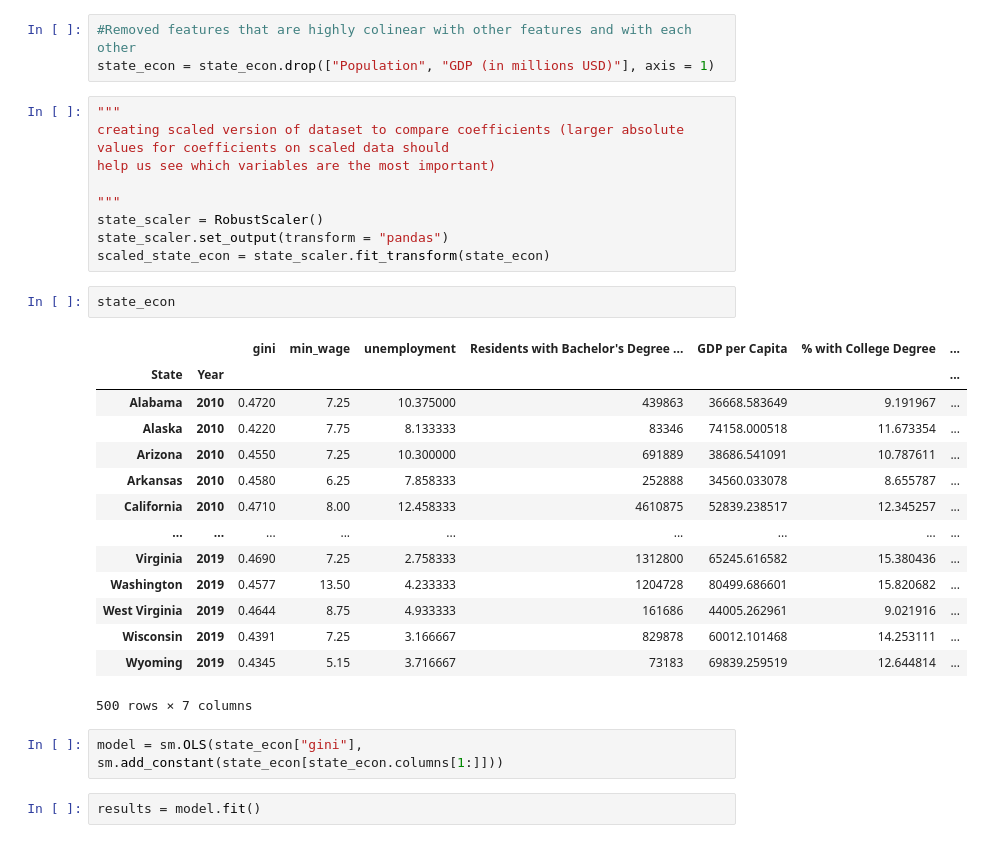
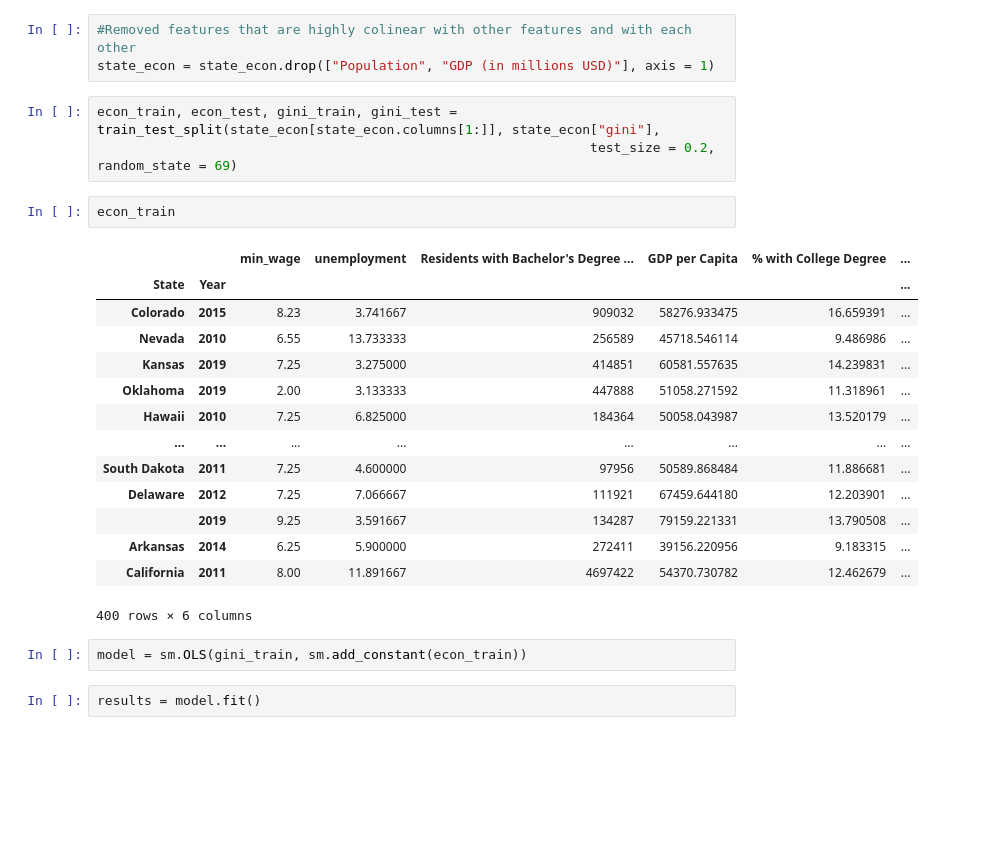
Before and after one commit to harshil0217/CMSE_Min_Wage_Project, a Jupyter notebook: Regression/State_Regression.ipynb, the cells around one changed output. Cells and saved outputs as stored; diff of their text form; blank space fills up the shorter version.

Commit message:
added test-train to regression

```diff
--- a/Regression/State_Regression.ipynb
+++ b/Regression/State_Regression.ipynb
@@ -65,33 +68,27 @@ corr_coef
 #Removed features that are highly colinear with other features and with each other
 state_econ = state_econ.drop(["Population", "GDP (in millions USD)"], axis = 1)
 # %%
-"""
-creating scaled version of dataset to compare coefficients (larger absolute values for coefficients on scaled data should
-help us see which variables are the most important)
-
-"""
-state_scaler = RobustScaler()
-state_scaler.set_output(transform = "pandas")
-scaled_state_econ = state_scaler.fit_transform(state_econ)
+econ_train, econ_test, gini_train, gini_test = train_test_split(state_econ[state_econ.columns[1:]], state_econ["gini"],
+                                                               test_size = 0.2, random_state = 69)
 # %%
-state_econ
+econ_train
 # %% [output]
-|  |  | gini | min_wage | unemployment | Residents with Bachelor's Degree ... | GDP per Capita | % with College Degree | ... |
-| State | Year |  |  |  |  |  |  | ... |
-| Alabama | 2010 | 0.4720 | 7.25 | 10.375000 | 439863 | 36668.583649 | 9.191967 | ... |
-| Alaska | 2010 | 0.4220 | 7.75 | 8.133333 | 83346 | 74158.000518 | 11.673354 | ... |
-| Arizona | 2010 | 0.4550 | 7.25 | 10.300000 | 691889 | 38686.541091 | 10.787611 | ... |
-| Arkansas | 2010 | 0.4580 | 6.25 | 7.858333 | 252888 | 34560.033078 | 8.655787 | ... |
-| California | 2010 | 0.4710 | 8.00 | 12.458333 | 4610875 | 52839.238517 | 12.345257 | ... |
-| ... | ... | ... | ... | ... | ... | ... | ... | ... |
-| Virginia | 2019 | 0.4690 | 7.25 | 2.758333 | 1312800 | 65245.616582 | 15.380436 | ... |
-| Washington | 2019 | 0.4577 | 13.50 | 4.233333 | 1204728 | 80499.686601 | 15.820682 | ... |
-| West Virginia | 2019 | 0.4644 | 8.75 | 4.933333 | 161686 | 44005.262961 | 9.021916 | ... |
-| Wisconsin | 2019 | 0.4391 | 7.25 | 3.166667 | 829878 | 60012.101468 | 14.253111 | ... |
-| Wyoming | 2019 | 0.4345 | 5.15 | 3.716667 | 73183 | 69839.259519 | 12.644814 | ... |
+|  |  | min_wage | unemployment | Residents with Bachelor's Degree ... | GDP per Capita | % with College Degree | ... |
+| State | Year |  |  |  |  |  | ... |
+| Colorado | 2015 | 8.23 | 3.741667 | 909032 | 58276.933475 | 16.659391 | ... |
+| Nevada | 2010 | 6.55 | 13.733333 | 256589 | 45718.546114 | 9.486986 | ... |
+| Kansas | 2019 | 7.25 | 3.275000 | 414851 | 60581.557635 | 14.239831 | ... |
+| Oklahoma | 2019 | 2.00 | 3.133333 | 447888 | 51058.271592 | 11.318961 | ... |
+| Hawaii | 2010 | 7.25 | 6.825000 | 184364 | 50058.043987 | 13.520179 | ... |
+| ... | ... | ... | ... | ... | ... | ... | ... |
+| South Dakota | 2011 | 7.25 | 4.600000 | 97956 | 50589.868484 | 11.886681 | ... |
+| Delaware | 2012 | 7.25 | 7.066667 | 111921 | 67459.644180 | 12.203901 | ... |
+|  | 2019 | 9.25 | 3.591667 | 134287 | 79159.221331 | 13.790508 | ... |
+| Arkansas | 2014 | 6.25 | 5.900000 | 272411 | 39156.220956 | 9.183315 | ... |
+| California | 2011 | 8.00 | 11.891667 | 4697422 | 54370.730782 | 12.462679 | ... |
-500 rows × 7 columns
+400 rows × 6 columns
 # %%
-model = sm.OLS(state_econ["gini"], sm.add_constant(state_econ[state_econ.columns[1:]]))
+model = sm.OLS(gini_train, sm.add_constant(econ_train))
 # %%
 results = model.fit()
 # %%
```
Also changed, not shown: parts of 14 cells of this notebook.
